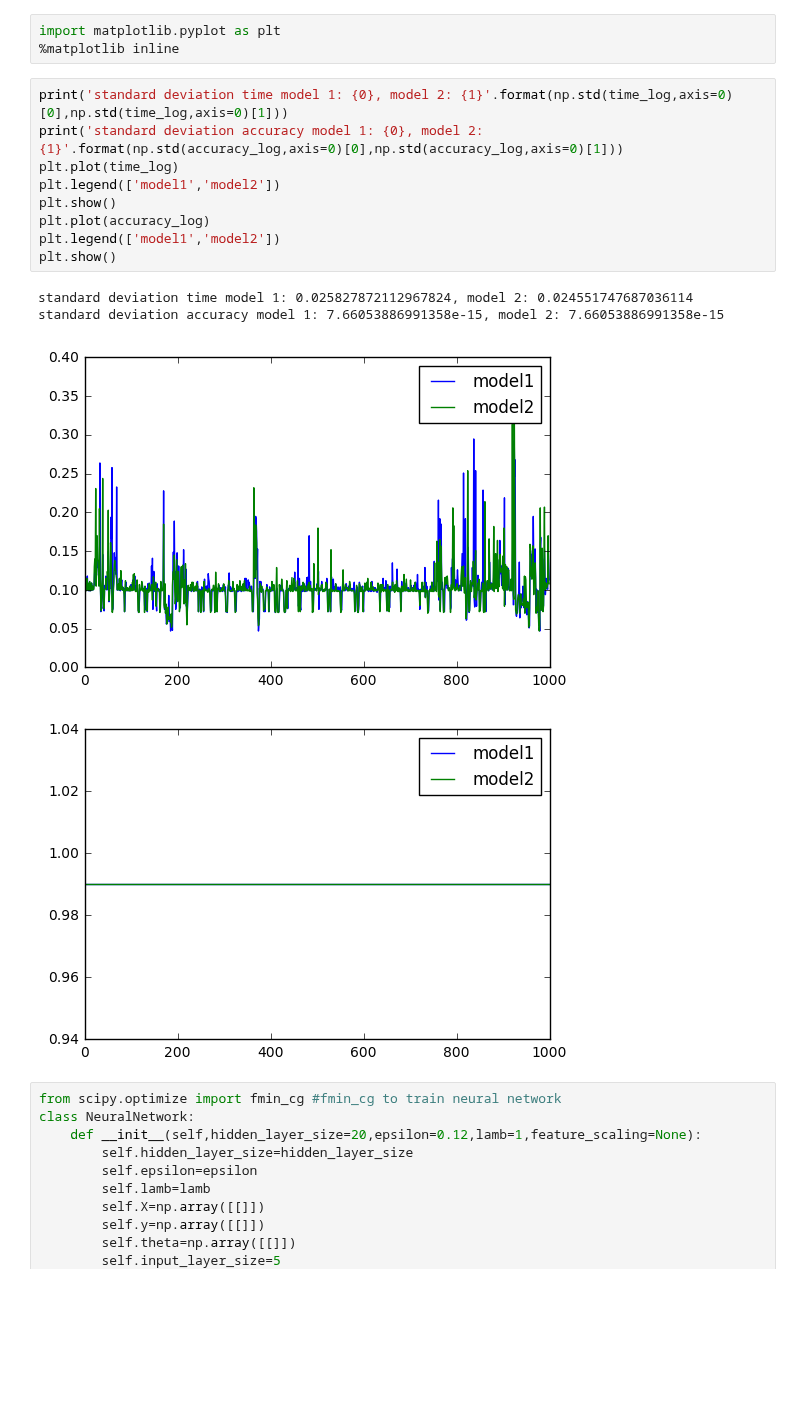
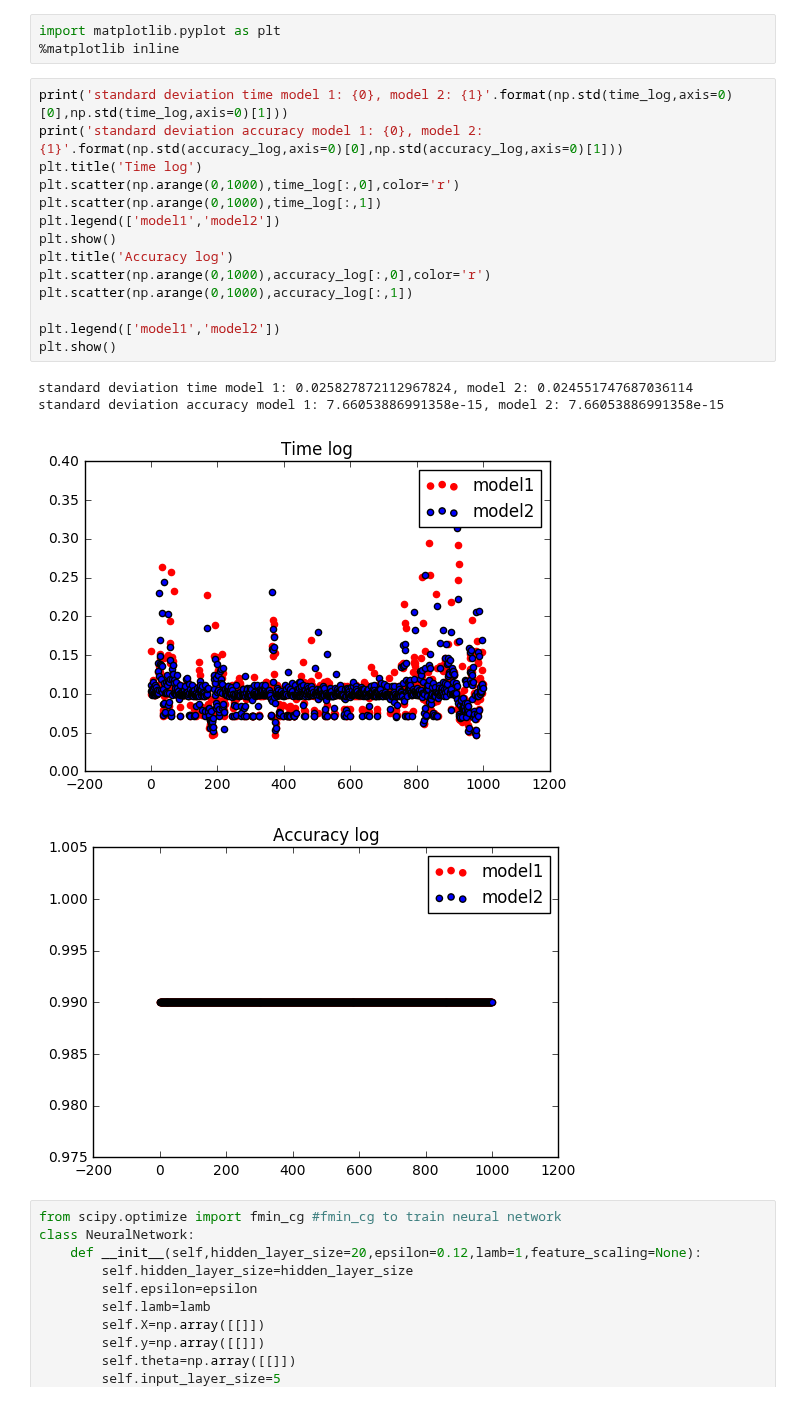
Before and after one commit to fhethomas/regression_models, a Jupyter notebook: Linear & NN.ipynb, the cells around one changed output. Saved outputs shown, nothing was run; the diff lists cells and outputs as text; blank space fills up the shorter version.

Commit message:
Updated graphs of 2 log model comparison

```diff
--- a/Linear & NN.ipynb
+++ b/Linear & NN.ipynb
@@ -374,17 +374,22 @@ import matplotlib.pyplot as plt
 # %%
 print('standard deviation time model 1: {0}, model 2: {1}'.format(np.std(time_log,axis=0)[0],np.std(time_log,axis=0)[1]))
 print('standard deviation accuracy model 1: {0}, model 2: {1}'.format(np.std(accuracy_log,axis=0)[0],np.std(accuracy_log,axis=0)[1]))
-plt.plot(time_log)
+plt.title('Time log')
+plt.scatter(np.arange(0,1000),time_log[:,0],color='r')
+plt.scatter(np.arange(0,1000),time_log[:,1])
 plt.legend(['model1','model2'])
 plt.show()
-plt.plot(accuracy_log)
+plt.title('Accuracy log')
+plt.scatter(np.arange(0,1000),accuracy_log[:,0],color='r')
+plt.scatter(np.arange(0,1000),accuracy_log[:,1])
+
 plt.legend(['model1','model2'])
 plt.show()
 # %% [output]
 standard deviation time model 1: 0.025827872112967824, model 2: 0.024551747687036114
 standard deviation accuracy model 1: 7.66053886991358e-15, model 2: 7.66053886991358e-15
-[figure, old version]
+[figure, new version]
-[figure, old version]
+[figure, new version]
 # %%
 from scipy.optimize import fmin_cg #fmin_cg to train neural network
 class NeuralNetwork:
```
Also changed, not shown: parts of 1 cell of this notebook.
